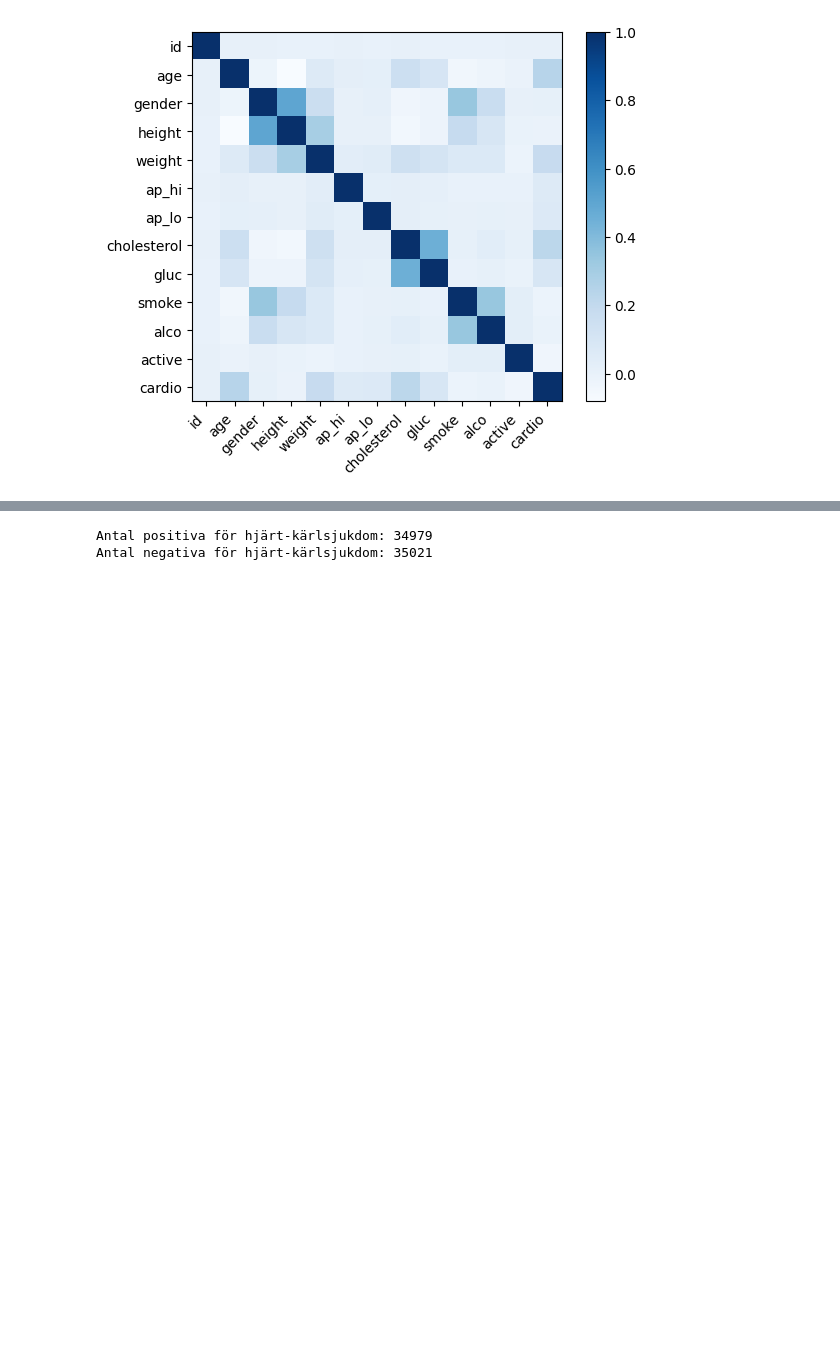
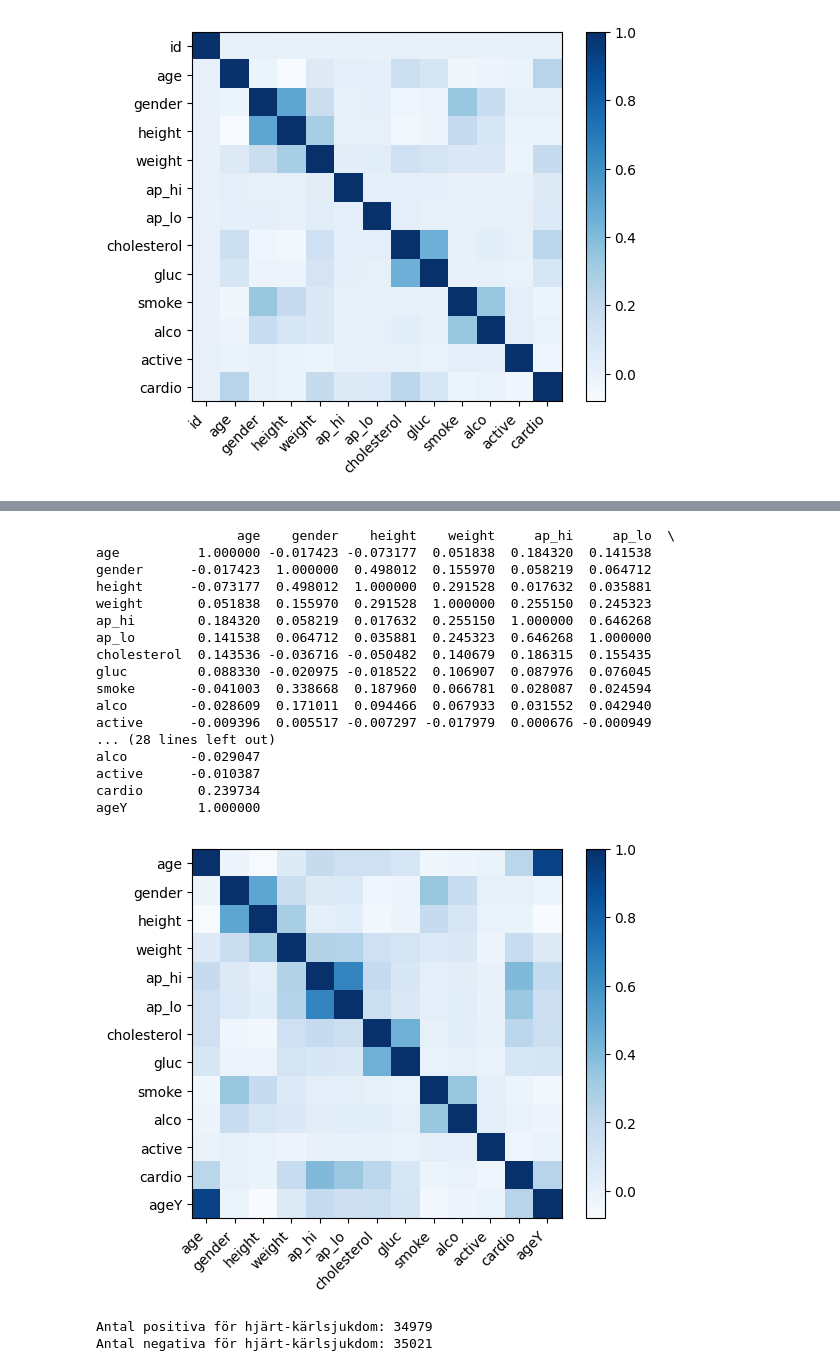
Before and after one commit to SandraAnder/AI-Sandra-Andersson-OPA23, a Jupyter notebook: labs/Lab1/Lab1.ipynb, the cells around one changed output, grey strips where cells are left out. Saved outputs shown, nothing was run; the diff lists cells and outputs as text; code cells hidden in the pictures; blank space fills up the shorter version.

```diff
--- a/labs/Lab1/Lab1.ipynb
+++ b/labs/Lab1/Lab1.ipynb
@@ -688,3 +749,45 @@ cardio       1.000000
+# %%
+import matplotlib.pyplot as plt
+matrix = df.corr()
+print(matrix)
+#Creating a correlation matrix again to view the correlation of the new features
+
+#plotting correlation matrix
+plt.imshow(matrix, cmap='Blues')
+
+#adding colorbar
+plt.colorbar()
+
+#extracting variable names
+variables = []
+for i in matrix.columns:
+  variables.append(i)
+
+# Adding labels to the matrix
+plt.xticks(range(len(matrix)), variables, rotation=45, ha='right')
+plt.yticks(range(len(matrix)), variables)
+
+# Display the plot
+plt.show()
+# %% [output]
+                  age    gender    height    weight     ap_hi     ap_lo  \
+age          1.000000 -0.017423 -0.073177  0.051838  0.184320  0.141538
+gender      -0.017423  1.000000  0.498012  0.155970  0.058219  0.064712
+height      -0.073177  0.498012  1.000000  0.291528  0.017632  0.035881
+weight       0.051838  0.155970  0.291528  1.000000  0.255150  0.245323
+ap_hi        0.184320  0.058219  0.017632  0.255150  1.000000  0.646268
+ap_lo        0.141538  0.064712  0.035881  0.245323  0.646268  1.000000
+cholesterol  0.143536 -0.036716 -0.050482  0.140679  0.186315  0.155435
+gluc         0.088330 -0.020975 -0.018522  0.106907  0.087976  0.076045
+smoke       -0.041003  0.338668  0.187960  0.066781  0.028087  0.024594
+alco        -0.028609  0.171011  0.094466  0.067933  0.031552  0.042940
+active      -0.009396  0.005517 -0.007297 -0.017979  0.000676 -0.000949
+... (28 lines left out)
+alco        -0.029047
+active      -0.010387
+cardio       0.239734
+ageY         1.000000
+[figure, added]
 # %%
 positives = sum(df_cardio['cardio'] == 1)
 
```
Also changed, not shown: parts of 38 cells of this notebook, 1 other file.
